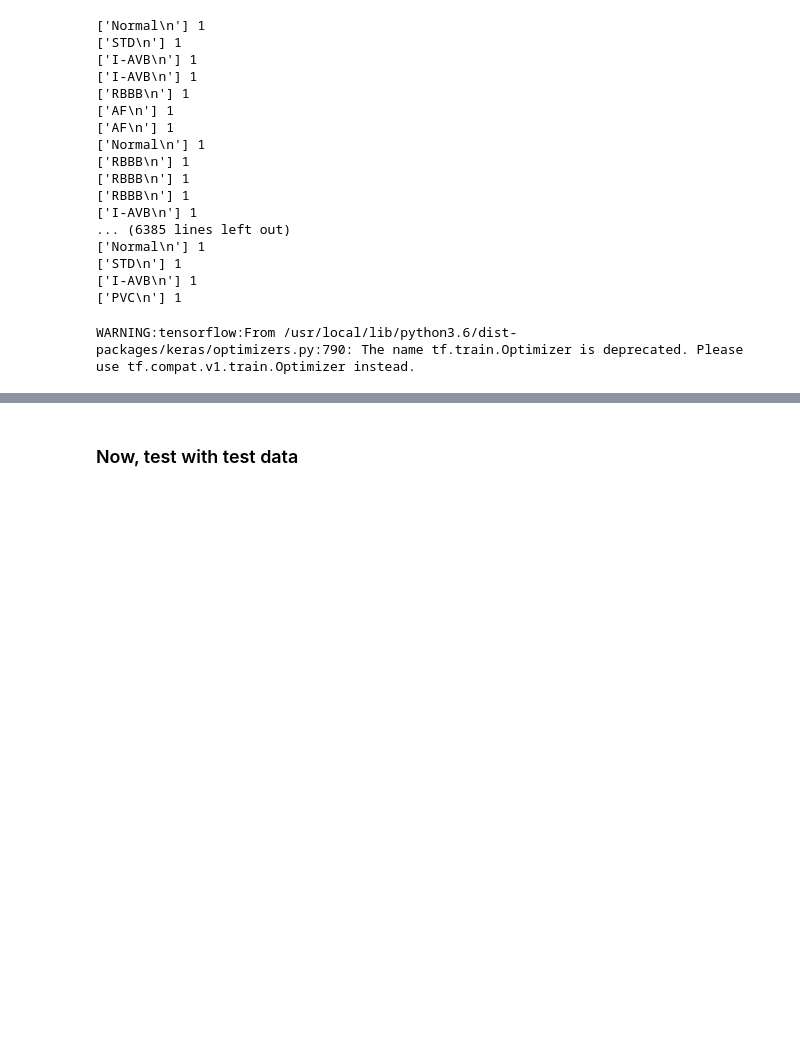
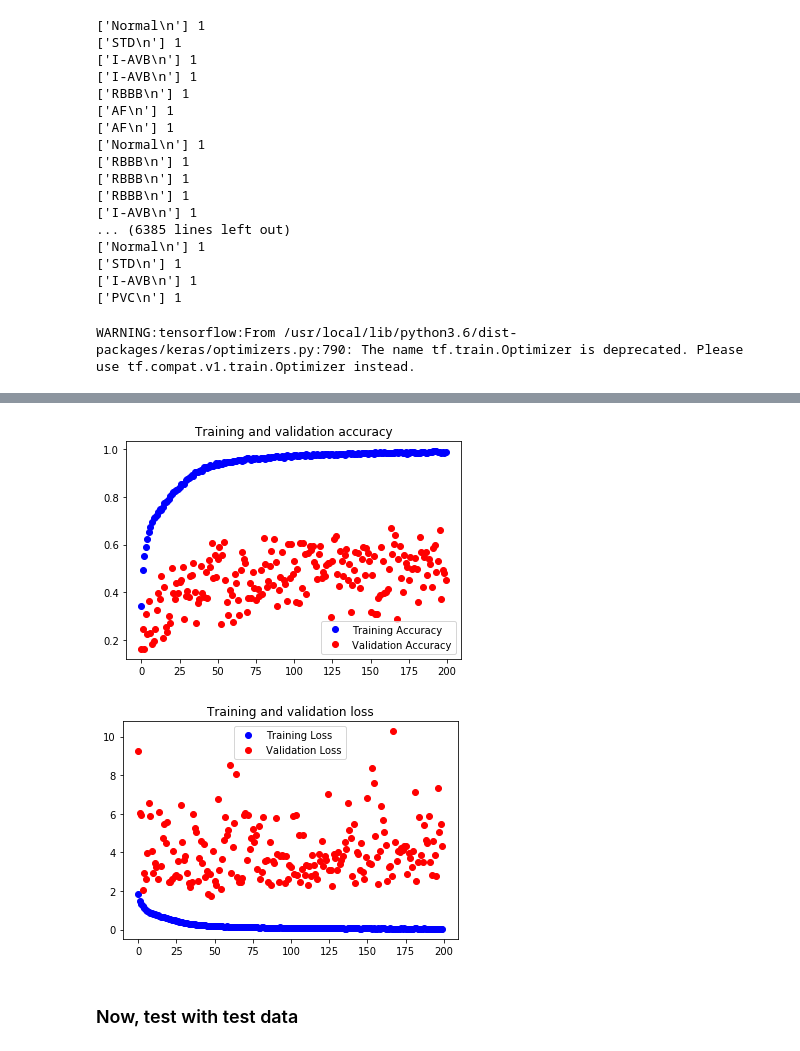
Before and after one commit to jungsunyoo/amc-xECGNet, a Jupyter notebook: Train.ipynb, the cells around one changed output, grey strips where cells are left out. Saved outputs shown, nothing was run; the diff lists cells and outputs as text; code cells hidden in the pictures; blank space fills up the shorter version.

```diff
--- a/Train.ipynb
+++ b/Train.ipynb
@@ -310,6 +310,10 @@ def randextract_mels(curr_step, batch_size, data, mel_directory, class2index, mi
     start = batch_size*curr_step
     end = batch_size*(curr_step+1)
     curr_file_indices = data[start:end]
+
+    # 여기서 두 번째 셔플
+    random.shuffle(curr_file_indices)
+
     for file in curr_file_indices:
         tmp_file = np.load(mel_directory + '/' + file.replace('.mat', '.npy'))
         clip_file = block_feature(tmp_file, minimum_len)
@@ -338,7 +342,8 @@ def train(data_train, mel_directory, batch_size, class2index, minimum_len):
 
     loss=[]
     acc = []
-
+    # 여기서 첫 번째로 셔플하고
+    random.shuffle(data_train)
     total_steps = int(np.ceil(len(data_train)/batch_size))
     for curr_step in range(total_steps):
         batch_mels, batch_labels = randextract_mels(curr_step, batch_size, data_train, mel_directory, class2index, minimum_len)
@@ -473,18 +517,21 @@ Epoch 48 train_loss: 0.203 train_acc: 0.930      2020-04-14 08:24:53.746114
 # %%
 x_range = range(epochs)
 plt.plot(x_range, train_acc_sum, 'bo', label='Training Accuracy')
 plt.plot(x_range, val_acc_sum, 'ro', label='Validation Accuracy')
 plt.title('Training and validation accuracy')
 plt.legend()
 
 plt.figure()
 
 plt.plot(x_range, train_loss_sum, 'bo', label='Training Loss')
-
-plt.title('Training loss')
+plt.plot(x_range, val_loss_sum, 'ro', label='Validation Loss')
+plt.title('Training and validation loss')
 plt.legend()
 
 plt.show()
+# %% [output]
+[figure, added]
+[figure, added]
 # %% [markdown]
 ### Now, test with test data
 # %%
```
Also changed, not shown: parts of 9 cells of this notebook, 1 other file.
